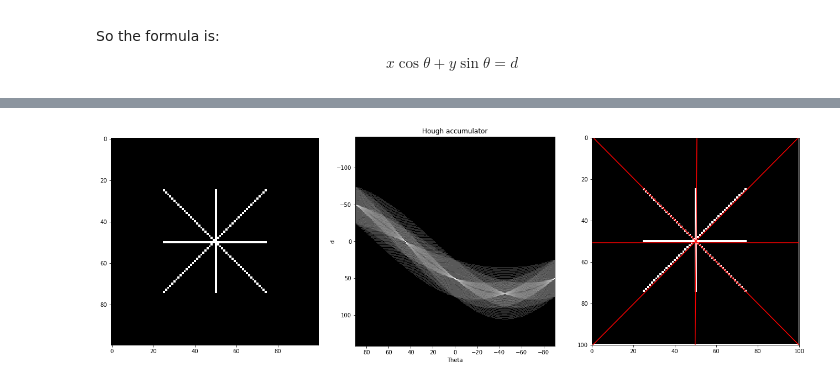
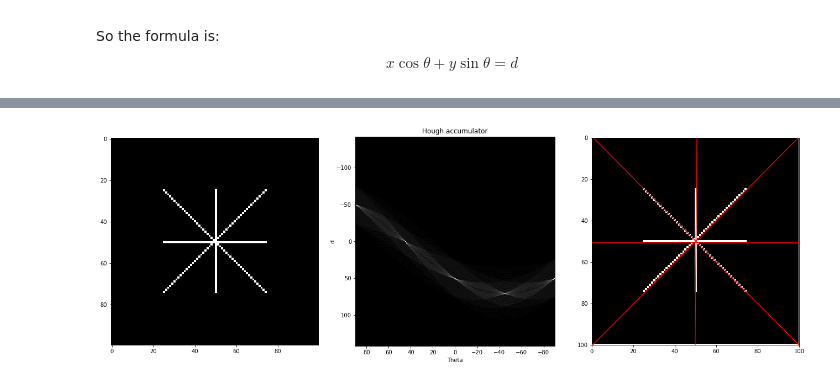
Before and after one commit to osmanmesutozcan/notebook, a Jupyter notebook: computer_vision/hough_transform.ipynb, the cells around one changed output, grey strips where cells are left out. Saved outputs shown, nothing was run; the diff lists cells and outputs as text; code cells hidden in the pictures.

Commit message:
fix HA plot

```diff
--- a/computer_vision/hough_transform.ipynb
+++ b/computer_vision/hough_transform.ipynb
@@ -65,34 +65,32 @@ image = np.zeros((100, 100))
 idx = np.arange(25, 75)
 image[idx[::-1], idx] = 255
 image[idx, idx] = 255
 image[idx, 50] = 255
 image[50, idx] = 255
 
 ax1 = plt.subplot(131)
 ax1.imshow(image, plt.cm.gray)
 
 # calculate hough lines
 h, theta, d = hough_line(image)
 ax2 = plt.subplot(132)
 ax2.set_title('Hough accumulator')
 ax2.set_xlabel('Theta')
 ax2.set_ylabel('d', labelpad=1)
-ax2.imshow(np.log(1 + h),
-             extent=[np.rad2deg(theta[-1]), np.rad2deg(theta[0]), d[-1], d[0]],
-             cmap=plt.cm.gray, aspect=1/1.5)
+ax2.imshow(h, cmap=plt.cm.gray, aspect=1/1.5)
 
 ax3 = plt.subplot(133)
 ax3.imshow(image, cmap=plt.cm.gray)
 
 for _, angle, dist in zip(*hough_line_peaks(h, theta, d)):
     y0 = (dist - 0 * np.cos(angle)) / np.sin(angle)
     y1 = (dist - image.shape[1] * np.cos(angle)) / np.sin(angle)
     ax3.plot((0, image.shape[1]), (y0, y1), '-r')
 
 ax3.set_xlim((0, image.shape[1]))
 ax3.set_ylim((image.shape[0], 0))
 
 plt.tight_layout()
 plt.show()
 # %% [output]
-[figure, old version]
+[figure, new version]
```
Also changed, not shown: parts of 1 cell of this notebook.
